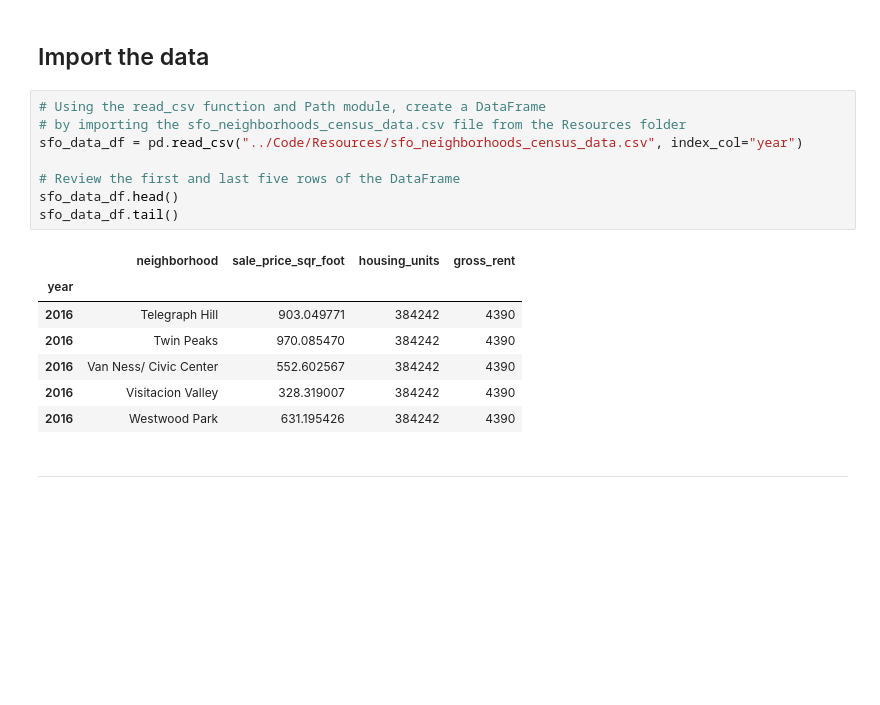
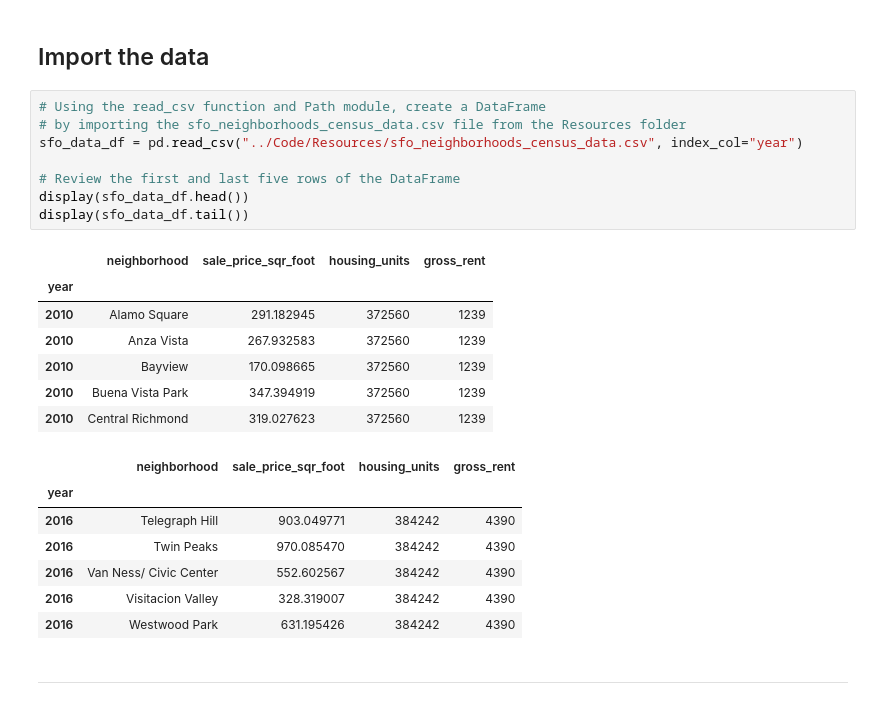
Before and after one commit to AnvithaChaluvadi/Housing-Analysis_Module6Challenge, a Jupyter notebook: Code/san_francisco_housing.ipynb, the cells around one changed output. Saved outputs shown, nothing was run; the diff lists cells and outputs as text; blank space fills up the shorter version.

```diff
--- a/Code/san_francisco_housing.ipynb
+++ b/Code/san_francisco_housing.ipynb
@@ -130,19 +130,26 @@ from pathlib import Path
 # %%
 # Using the read_csv function and Path module, create a DataFrame
 # by importing the sfo_neighborhoods_census_data.csv file from the Resources folder
 sfo_data_df = pd.read_csv("../Code/Resources/sfo_neighborhoods_census_data.csv", index_col="year")
 
 # Review the first and last five rows of the DataFrame
-sfo_data_df.head()
-sfo_data_df.tail()
+display(sfo_data_df.head())
+display(sfo_data_df.tail())
 # %% [output]
 |  | neighborhood | sale_price_sqr_foot | housing_units | gross_rent |
 | year |  |  |  |  |
-| 2016 | Telegraph Hill | 903.049771 | 384242 | 4390 |
-| 2016 | Twin Peaks | 970.085470 | 384242 | 4390 |
-| 2016 | Van Ness/ Civic Center | 552.602567 | 384242 | 4390 |
-| 2016 | Visitacion Valley | 328.319007 | 384242 | 4390 |
-| 2016 | Westwood Park | 631.195426 | 384242 | 4390 |
+| 2010 | Alamo Square | 291.182945 | 372560 | 1239 |
+| 2010 | Anza Vista | 267.932583 | 372560 | 1239 |
+| 2010 | Bayview | 170.098665 | 372560 | 1239 |
+| 2010 | Buena Vista Park | 347.394919 | 372560 | 1239 |
+| 2010 | Central Richmond | 319.027623 | 372560 | 1239 |
+|  | neighborhood | sale_price_sqr_foot | housing_units | gross_rent |
+| year |  |  |  |  |
+| 2016 | Telegraph Hill | 903.049771 | 384242 | 4390 |
+| 2016 | Twin Peaks | 970.085470 | 384242 | 4390 |
+| 2016 | Van Ness/ Civic Center | 552.602567 | 384242 | 4390 |
+| 2016 | Visitacion Valley | 328.319007 | 384242 | 4390 |
+| 2016 | Westwood Park | 631.195426 | 384242 | 4390 |
 # %% [markdown]
 ---
 # %% [markdown]
```
Also changed, not shown: parts of 5 cells of this notebook, 1 other file.
